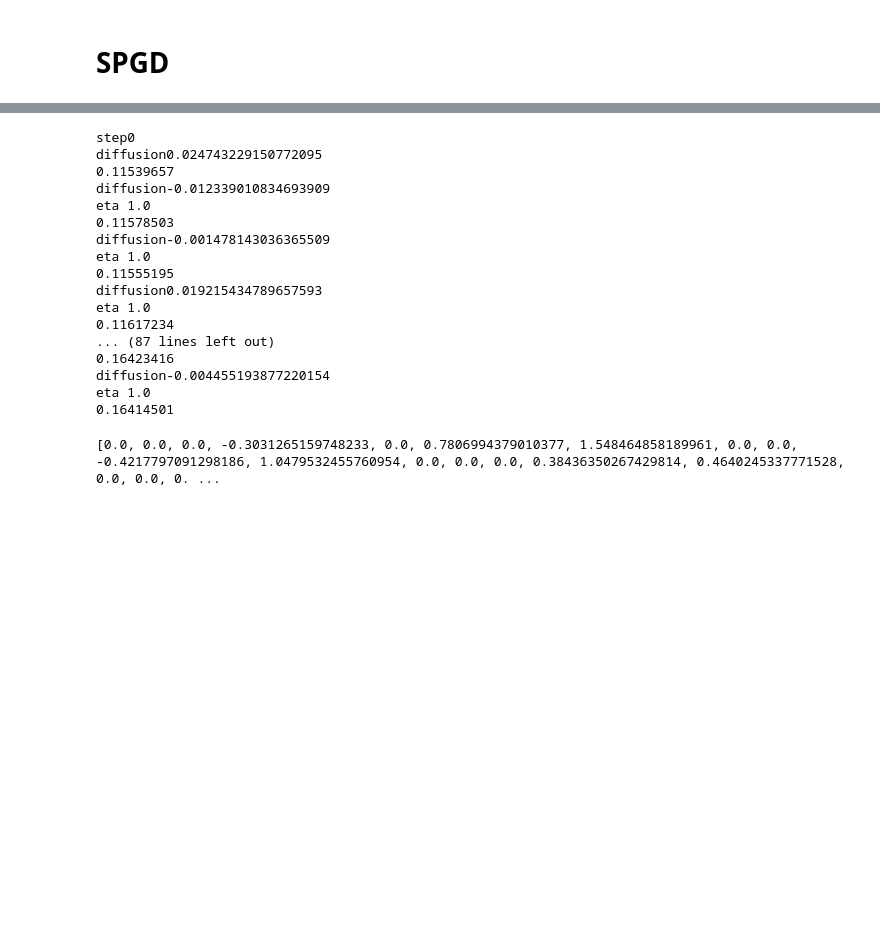
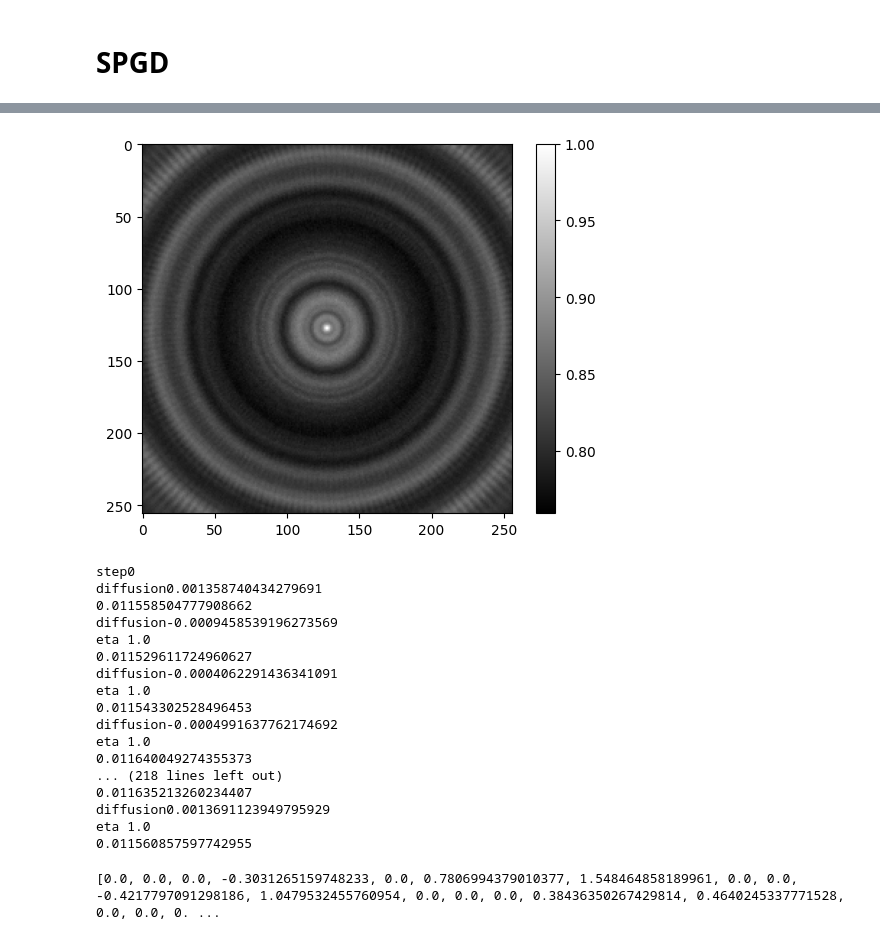
Before and after one commit to inagetsutomu/lab, a Jupyter notebook: SPGD.ipynb, the cells around one changed output, grey strips where cells are left out. Drawn from its saved outputs; the diff is of its cells as text; code cells hidden in the pictures; blank space fills up the shorter version.

```diff
--- a/SPGD.ipynb
+++ b/SPGD.ipynb
@@ -990,3 +1010,9 @@ plt.show()
+# %%
+plt.imshow(img_total, cmap="gray")
+plt.colorbar()
+plt.show()
+# %% [output]
+[figure, added]
 # %%
 SPGD(limit, iterations = 250)
 
@@ -994,7 +1020,8 @@ print(coef)
 pupil = make_wavefront_oblique(coef, theta_x, theta_y)
 pupil0 = make_wavefront(coef)
 rms = rms_calculate(pupil0)
-score = ssim_culc2_8_filter(pupil)
+_, img_total = pseudo_incoherent(pupil)
+score = laplacian_score(img_total)
 rot_A = np.array(tfa.rotate(obA, tf.constant(-1.0*0)))
 rot_P = np.array(tfa.rotate(obP, tf.constant(-1.0*0)))
 object_img = rot_A * np.exp(rot_P * 1j)
@@ -1006,7 +1033,7 @@ img_out = np.sqrt(exp_intensity)
 img_out = img_out
 imgName = f"img_{score}.tif"
 filename = os.path.join(save_dir, imgName)
-plt.imshow(img_out,cmap='gray',vmin=0, vmax=2.0)
+plt.imshow(img_total,cmap='gray')
 plt.xticks([])
 plt.yticks([])
 plt.savefig(filename, dpi = 300, format= 'tiff')
@@ -1049,22 +1076,22 @@ plt.show()
 save_gif(save_dir,flame=100)
 # %% [output]
 step0
-diffusion0.024743229150772095
-0.11539657
-diffusion-0.012339010834693909
+diffusion0.001358740434279691
+0.011558504777908662
+diffusion-0.0009458539196273569
 eta 1.0
-0.11578503
-diffusion-0.001478143036365509
+0.011529611724960627
+diffusion-0.0004062291436341091
 eta 1.0
-0.11555195
-diffusion0.019215434789657593
+0.011543302528496453
+diffusion-0.0004991637762174692
 eta 1.0
-0.11617234
-... (87 lines left out)
-0.16423416
-diffusion-0.004455193877220154
+0.011640049274355373
+... (218 lines left out)
+0.011635213260234407
+diffusion0.0013691123949795929
 eta 1.0
-0.16414501
+0.011560857597742955
 # %%
 print(coef)#編者無
 # %%
```
Also changed, not shown: parts of 8 cells of this notebook.
